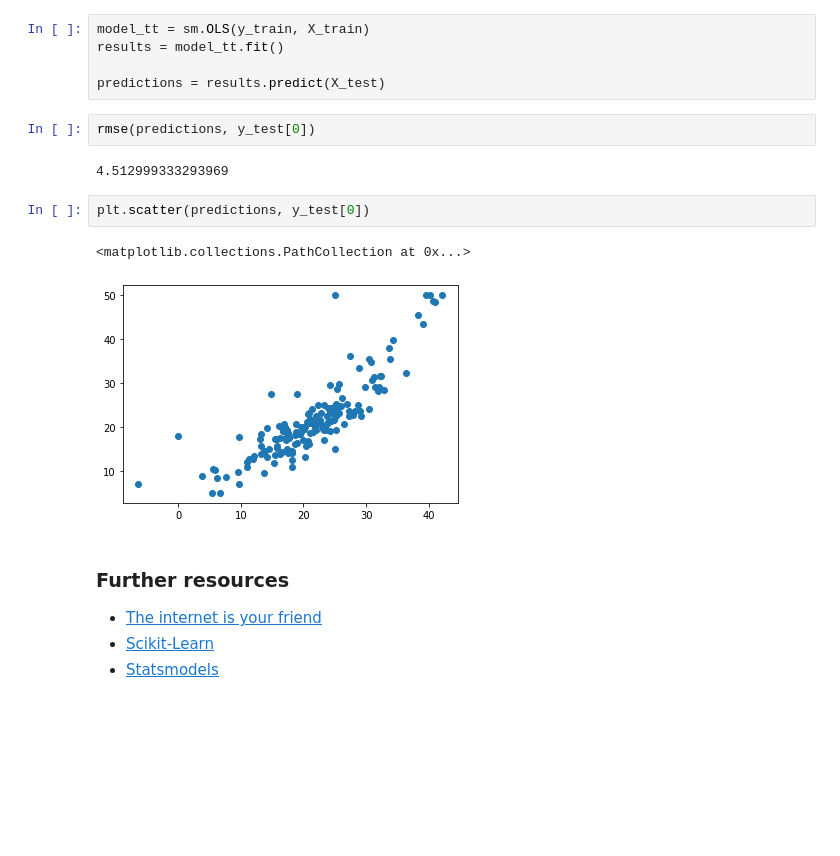
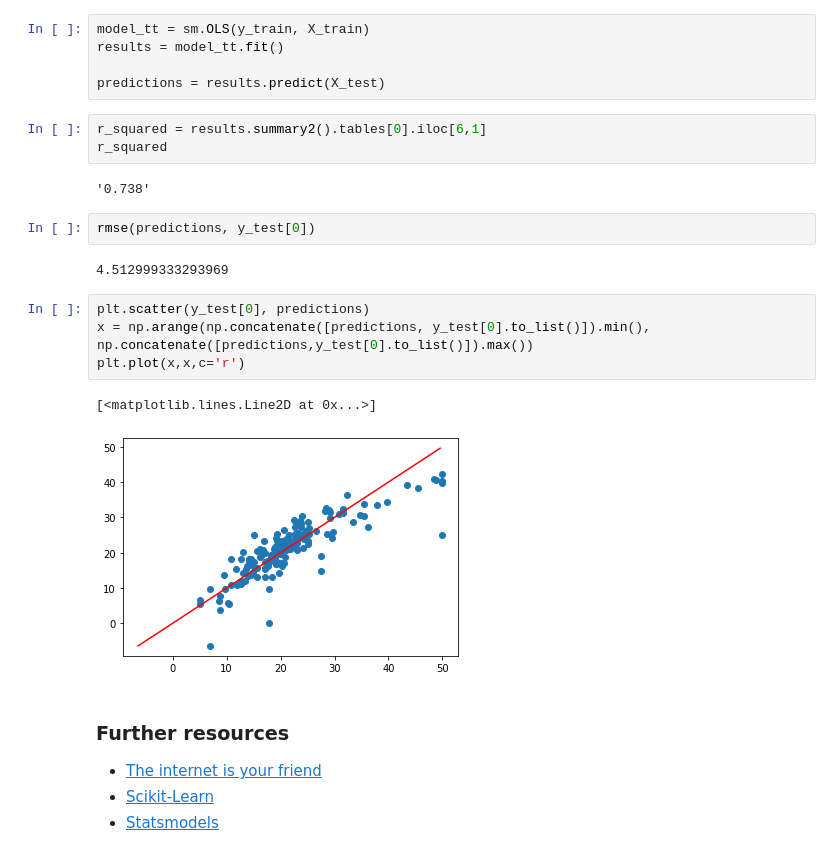
Before and after one commit to EduOporto/boston_linear_regression, a Jupyter notebook: boston_housing.ipynb, the cells around one changed output. Saved outputs shown, nothing was run; the diff lists cells and outputs as text; blank space fills up the shorter version.

Commit message:
line- rsquared  added

```diff
--- a/boston_housing.ipynb
+++ b/boston_housing.ipynb
@@ -176,15 +177,22 @@ model_tt = sm.OLS(y_train, X_train)
 results = model_tt.fit()
 
 predictions = results.predict(X_test)
+# %%
+r_squared = results.summary2().tables[0].iloc[6,1]
+r_squared
+# %% [output]
+'0.738'
 # %%
 rmse(predictions, y_test[0])
 # %% [output]
 4.512999333293969
-# %%
-plt.scatter(predictions, y_test[0])
-# %% [output]
-<matplotlib.collections.PathCollection at 0x...>
-[figure, removed]
+# %%
+plt.scatter(y_test[0], predictions)
+x = np.arange(np.concatenate([predictions, y_test[0].to_list()]).min(), np.concatenate([predictions,y_test[0].to_list()]).max())
+plt.plot(x,x,c='r')
+# %% [output]
+[<matplotlib.lines.Line2D at 0x...>]
+[figure, added]
 # %% [markdown]
 ### Further resources
 
```
Also changed, not shown: parts of 2 cells of this notebook.
